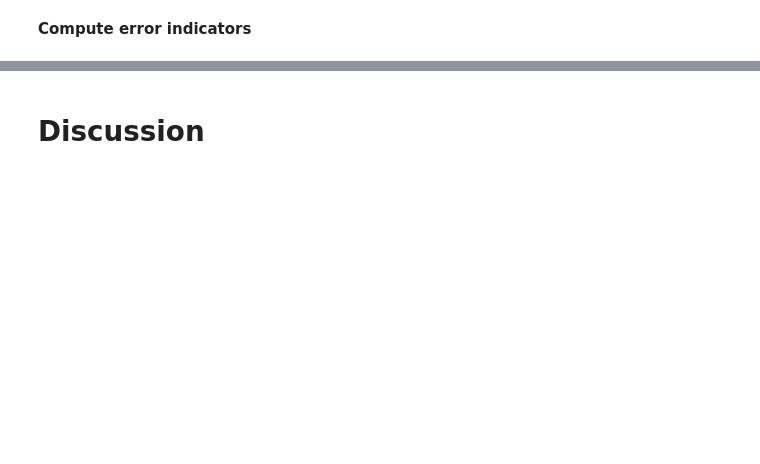
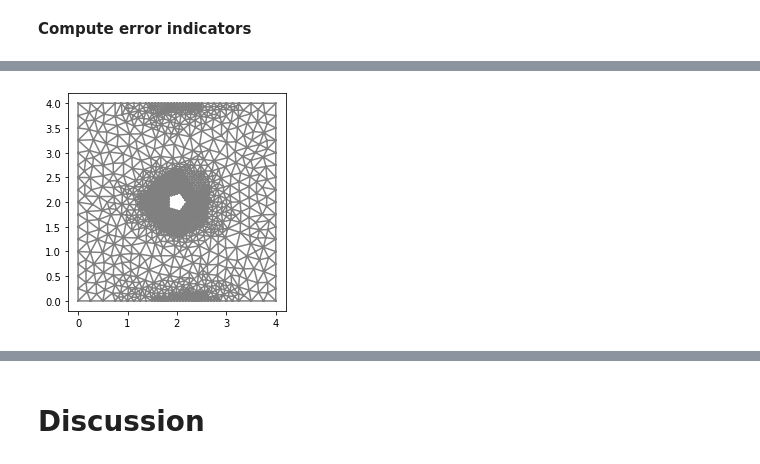
Before and after one commit to johanhoffman/DD2365-VT20, a Jupyter notebook: Lab-3/Linde-Stokes-AMR.ipynb, the cells around one changed output, grey strips where cells are left out. Drawn from its saved outputs; the diff is of its cells as text; code cells hidden in the pictures; blank space fills up the shorter version.

Commit message:
Total error + recursive refinement

```diff
--- a/Lab-3/Linde-Stokes-AMR.ipynb
+++ b/Lab-3/Linde-Stokes-AMR.ipynb
@@ -362,0 +375,97 @@ If the circle is placed to the left, the mesh refinement seems to take place mos
+# %%
+#Adaptive Mesh Refinement
+
+while tot_err > 0.005:
+  ## redefine approximation spaces with refined mesh
+  # Generate mixed finite element spaces (for primal velocity and pressure)
+  VE = VectorElement("CG", mesh.ufl_cell(), 2)
+  QE = FiniteElement("CG", mesh.ufl_cell(), 1)
+  WE = VE * QE
+  W = FunctionSpace(mesh, WE)
+  V = FunctionSpace(mesh, VE)
+  Q = FunctionSpace(mesh, QE)
+  # Define trial and test functions
+  w = Function(W)
+  (u, p) = (as_vector((w[0],w[1])), w[2])
+  (v, q) = TestFunctions(W)
+  # Generate mixed finite element spaces (for adjoint velocity and pressure)
+  VEa = VectorElement("CG", mesh.ufl_cell(), 3)
+  QEa = FiniteElement("CG", mesh.ufl_cell(), 2)
+  WEa = VEa * QEa
+  Wa = FunctionSpace(mesh, WEa)
+  Va = FunctionSpace(mesh, VEa)
+  Qa = FunctionSpace(mesh, QEa)
+  # Define adjoint trial and test functions
+  wa = Function(Wa)
+  (phi, theta) = (as_vector((wa[0],wa[1])), wa[2])
+  (va, qa) = TestFunctions(Wa)
+
+  # Examples of inflow and outflow conditions
+  XMIN = 0.0; XMAX = L
+  YMIN = 0.0; YMAX = H
+  uin = Expression(("4*(x[1]*(YMAX-x[1]))/(YMAX*YMAX)", "0."), YMAX=YMAX, element = V.ufl_element())
+  #pout = 0.0
+  # Inflow boundary (ib), outflow boundary (ob), body boundary (bb) and wall boundary (wb)
+  ib = Expression("near(x[0],XMIN) ? 1. : 0.", XMIN=XMIN, element = Q.ufl_element())
+  ob = Expression("near(x[0],XMAX) ? 1. : 0.", XMAX=XMAX, element = Q.ufl_element())
+  wb = Expression("near(x[1],YMIN) || near(x[1],YMAX) ? 1. : 0.", YMIN=YMIN, YMAX=YMAX, element = Q.ufl_element())
+  bb = Expression("x[0] > XMIN + DOLFIN_EPS && x[0] < XMAX - DOLFIN_EPS && x[1] > YMIN + DOLFIN_EPS && x[1] < YMAX - DOLFIN_EPS ? 1. : 0.", XMIN=XMIN, XMAX=XMAX, YMIN=YMIN, YMAX=YMAX, element = Q.ufl_element())
+
+  # Set boundary penalty parameter gamma
+  h = CellDiameter(mesh)
+  C = 1.0e3
+  gamma = C/h
+  # Set force in primal problem
+  f = Expression(("0.0","0.0"), element = V.ufl_element())
+  # Set data that describe functional that defines the adjoint problem
+  #psi1 = Expression(("exp(-10.0*(pow(x[0]-2.0,2) + pow(x[1]-1.5,2)))","0.0"), element = V.ufl_element())
+  # psi2 = Expression("exp(-10.0(pow(x[0]-2.0,2) + pow(x[1]-1.0,2)))", element = Q.ufl_element())
+  psi1 = Expression(("0.0","0.0"), element = V.ufl_element())
+  psi2 = Expression("0.0", element = Q.ufl_element())
+  phi3 = Expression(("1.0","0.0"), element = V.ufl_element())
+  # Define primal variational problem on residual form: r(u,p;v,q) = 0
+  res = ( -p*div(v)*dx + inner(grad(u), grad(v))*dx + div(u)*q*dx - inner(f, v)*dx +
+          gamma*(ib*inner(u - uin, v) + wb*inner(u, v) + bb*inner(u, v))*ds )
+  # Solve primal algebraic system
+  solve(res == 0, w)
+  # Define adjoint variational problem on residual form: r(u,p;v,q) = 0
+  res_a = ( -qa*div(phi)*dx + inner(grad(va), grad(phi))*dx + div(va)*theta*dx +
+            gamma*(ib*inner(phi, va) + wb*inner(phi, va) + bb*inner(phi - phi3, va))*ds
+          - inner(va, psi1)*dx - qa*psi2*dx )
+  # Solve adjoint algebraic system
+  solve(res_a == 0, wa)
+
+  # Define function space over the elements of the mesh
+  WDG = FunctionSpace(W.mesh(), "DG", 0)
+  elm = TestFunction(WDG)
+  err_ind = Function(WDG)
+
+  # Compute local error indicators over the cells of the mesh
+  local_error = ( elm*inner(f, phi)*dx + elm*p*div(phi)*dx - elm*inner(grad(u), grad(phi))*dx - elm*div(u)*theta*dx )
+  err_ind.vector()[:] = assemble(local_error)
+  err_ind_abs = np.abs(err_ind.vector())
+  err_ind_mean = err_ind_abs.sum()/err_ind.vector().size()
+
+  # Local mesh refinement (specified by a cell marker)
+  no_levels = 1
+  for i in range(0,no_levels):
+    cell_marker = MeshFunction("bool", mesh, mesh.topology().dim())
+    for c in cells(mesh):
+      cell_marker[c] = False
+      local_error_cell = err_ind_abs[c.index()]
+      if local_error_cell > err_ind_mean:
+          cell_marker[c] = True
+    mesh = refine(mesh, cell_marker)
+
+  plt.figure()
+  plot(mesh)
+  plt.show()
+
+  err_ind_sum = ( inner(f, phi)*dx + p*div(phi)*dx - inner(grad(u), grad(phi))*dx - div(u)*theta*dx -
+                gamma*(ib*inner(u - uin, phi) + wb*inner(u, phi) + bb*inner(u, phi))*ds )
+
+  tot_err = assemble(err_ind_sum)
+  s = 'Total error = ' + repr(tot_err)
+  print(s)
+# %% [output]
+[figure, added]
```
Also changed, not shown: parts of 12 cells of this notebook.
